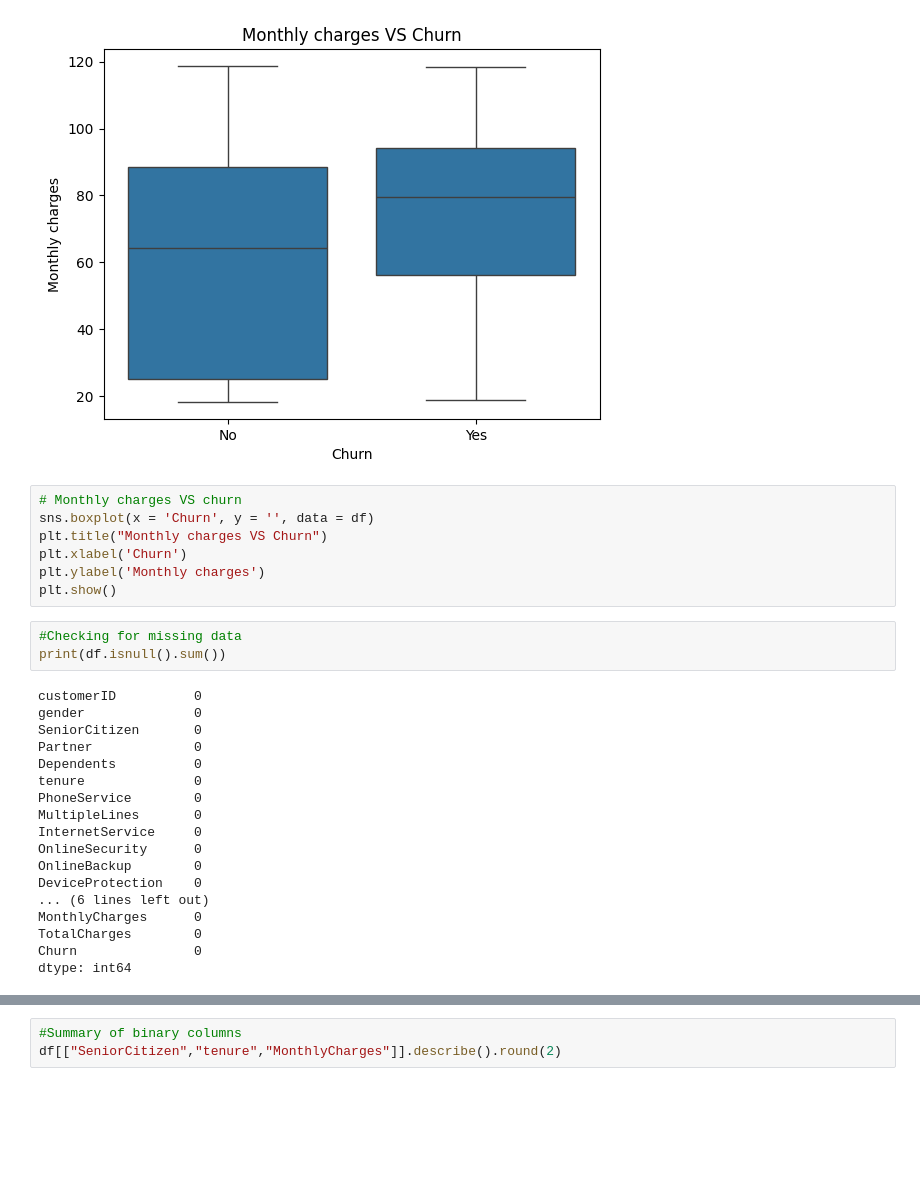
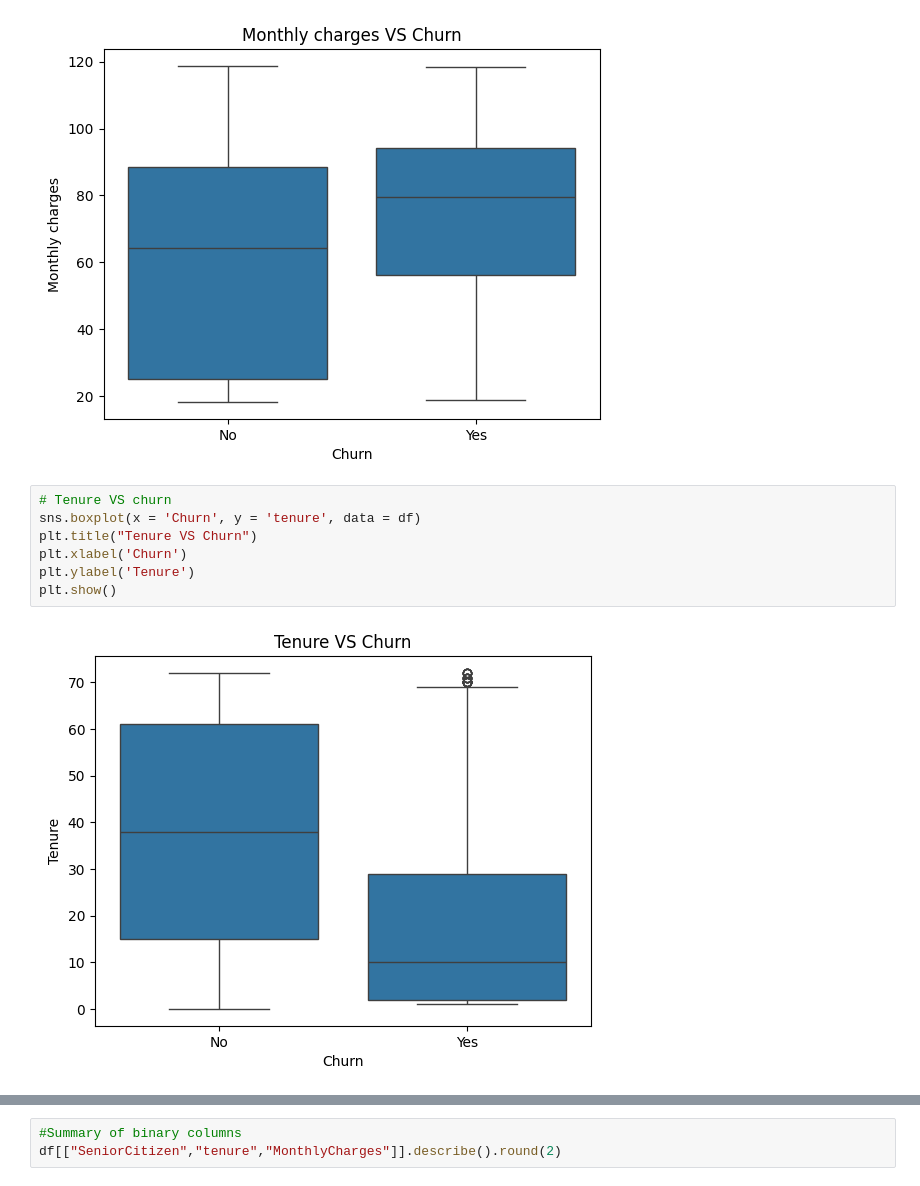
Before and after one commit to Levice085/Customer_churn_prediction, a Jupyter notebook: customer_churn_prediction.ipynb, the cells around one changed output, grey strips where cells are left out. Cells and saved outputs as stored; diff of their text form; blank space fills up the shorter version.

Commit message:
Data processing and feature engineering

```diff
--- a/customer_churn_prediction.ipynb
+++ b/customer_churn_prediction.ipynb
@@ -128,30 +155,11 @@ plt.show()
 # %% [output]
 [figure]
 # %%
-# Monthly charges VS churn
-sns.boxplot(x = 'Churn', y = '', data = df)
-plt.title("Monthly charges VS Churn")
+# Tenure VS churn
+sns.boxplot(x = 'Churn', y = 'tenure', data = df)
+plt.title("Tenure VS Churn")
 plt.xlabel('Churn')
-plt.ylabel('Monthly charges')
+plt.ylabel('Tenure')
 plt.show()
+# %% [output]
+[figure, added]
-# %%
-#Checking for missing data
-print(df.isnull().sum())
-# %% [output]
-customerID          0
-gender              0
-SeniorCitizen       0
-Partner             0
-Dependents          0
-tenure              0
-PhoneService        0
-MultipleLines       0
-InternetService     0
-OnlineSecurity      0
-OnlineBackup        0
-DeviceProtection    0
-... (6 lines left out)
-MonthlyCharges      0
-TotalCharges        0
-Churn               0
-dtype: int64
```
Also changed, not shown: parts of 9 cells of this notebook.
